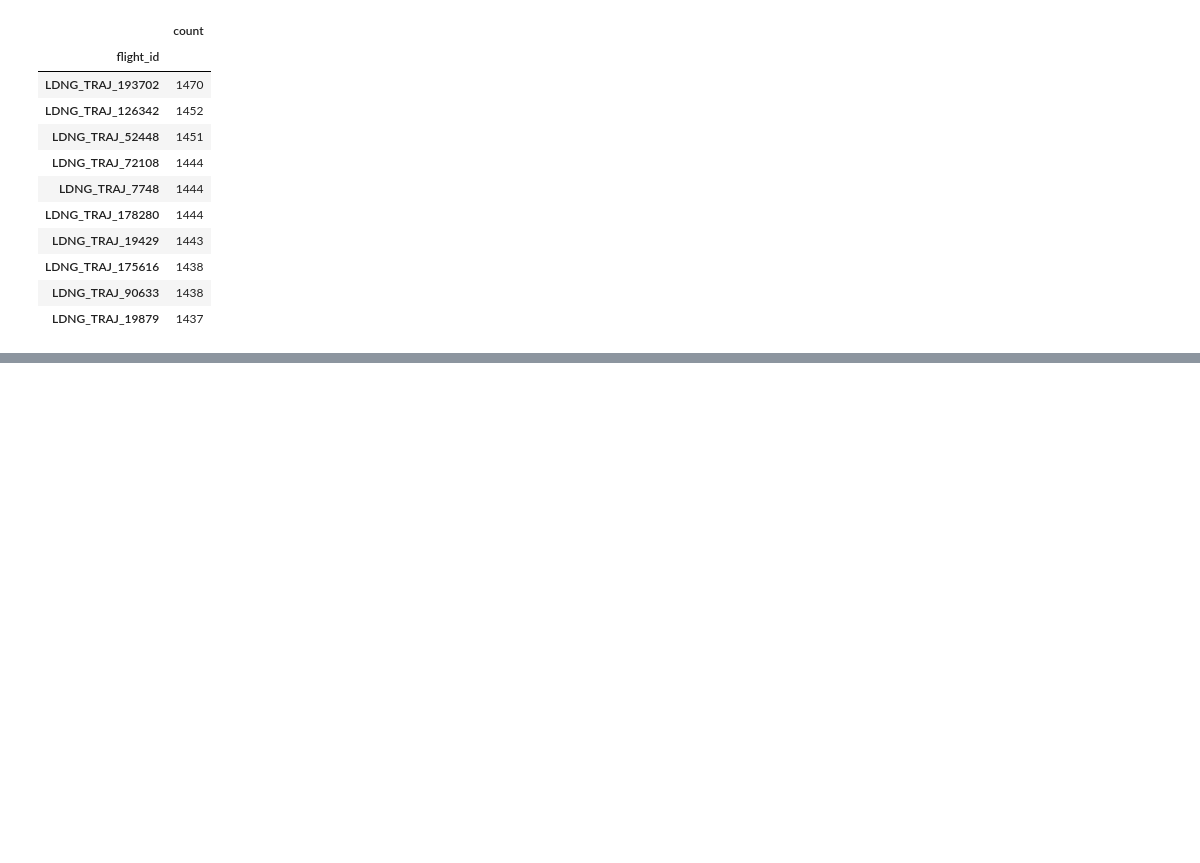
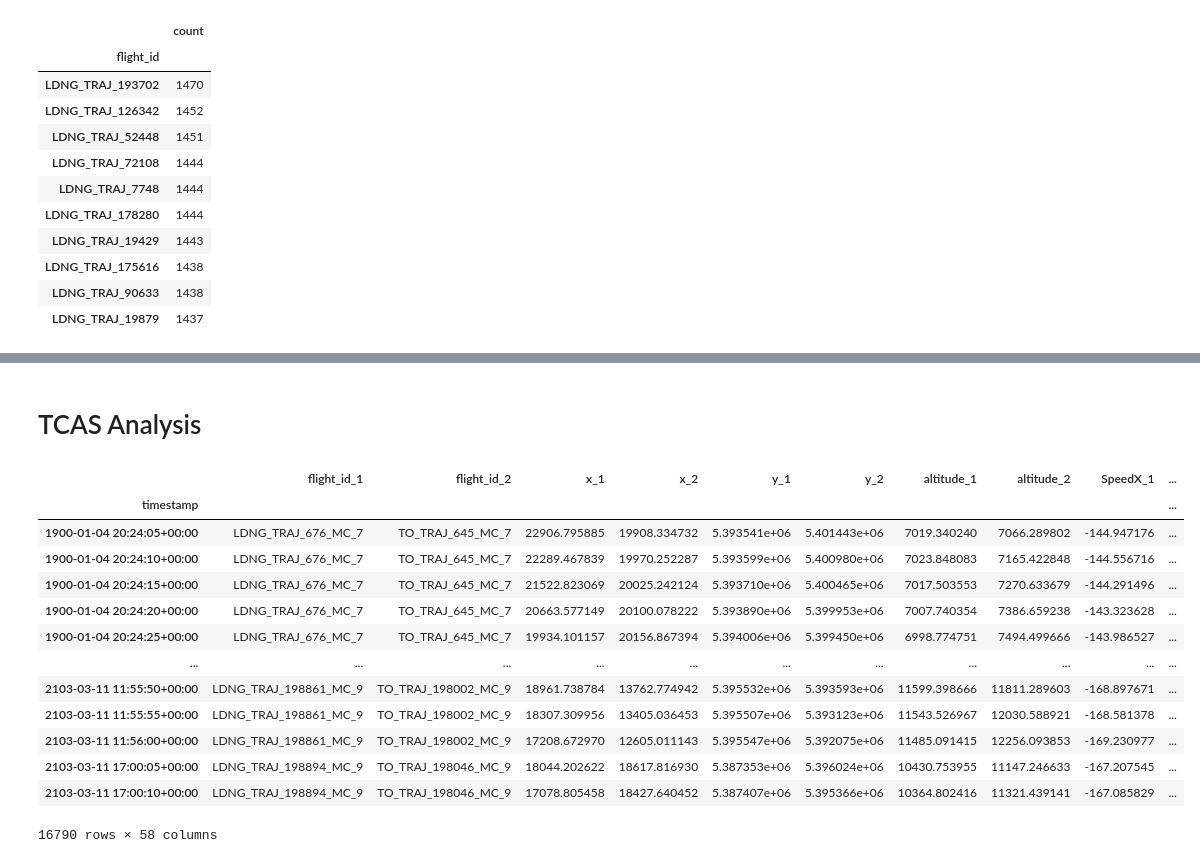
Before and after one commit to kruuZHAW/indep_procedures_generation, a Jupyter notebook: notebooks/analysis_los_flow_referential.ipynb, the cells around one changed output, grey strips where cells are left out. Cells and saved outputs as stored; diff of their text form; code cells hidden in the pictures; blank space fills up the shorter version.

```diff
--- a/notebooks/analysis_los_flow_referential.ipynb
+++ b/notebooks/analysis_los_flow_referential.ipynb
@@ -217,0 +320,23 @@ with 399996 identifiers
+# %% [markdown]
+# TCAS Analysis
+# %%
+import pandas
+
+tcas = pd.read_parquet("../los_generation/tcas_results.parquet")
+# %%
+tcas
+# %% [output]
+|  | flight_id_1 | flight_id_2 | x_1 | x_2 | y_1 | y_2 | altitude_1 | altitude_2 | SpeedX_1 | ... |
+| timestamp |  |  |  |  |  |  |  |  |  | ... |
+| 1900-01-04 20:24:05+00:00 | LDNG_TRAJ_676_MC_7 | TO_TRAJ_645_MC_7 | 22906.795885 | 19908.334732 | 5.393541e+06 | 5.401443e+06 | 7019.340240 | 7066.289802 | -144.947176 | ... |
+| 1900-01-04 20:24:10+00:00 | LDNG_TRAJ_676_MC_7 | TO_TRAJ_645_MC_7 | 22289.467839 | 19970.252287 | 5.393599e+06 | 5.400980e+06 | 7023.848083 | 7165.422848 | -144.556716 | ... |
+| 1900-01-04 20:24:15+00:00 | LDNG_TRAJ_676_MC_7 | TO_TRAJ_645_MC_7 | 21522.823069 | 20025.242124 | 5.393710e+06 | 5.400465e+06 | 7017.503553 | 7270.633679 | -144.291496 | ... |
+| 1900-01-04 20:24:20+00:00 | LDNG_TRAJ_676_MC_7 | TO_TRAJ_645_MC_7 | 20663.577149 | 20100.078222 | 5.393890e+06 | 5.399953e+06 | 7007.740354 | 7386.659238 | -143.323628 | ... |
+| 1900-01-04 20:24:25+00:00 | LDNG_TRAJ_676_MC_7 | TO_TRAJ_645_MC_7 | 19934.101157 | 20156.867394 | 5.394006e+06 | 5.399450e+06 | 6998.774751 | 7494.499666 | -143.986527 | ... |
+| ... | ... | ... | ... | ... | ... | ... | ... | ... | ... | ... |
+| 2103-03-11 11:55:50+00:00 | LDNG_TRAJ_198861_MC_9 | TO_TRAJ_198002_MC_9 | 18961.738784 | 13762.774942 | 5.395532e+06 | 5.393593e+06 | 11599.398666 | 11811.289603 | -168.897671 | ... |
+| 2103-03-11 11:55:55+00:00 | LDNG_TRAJ_198861_MC_9 | TO_TRAJ_198002_MC_9 | 18307.309956 | 13405.036453 | 5.395507e+06 | 5.393123e+06 | 11543.526967 | 12030.588921 | -168.581378 | ... |
+| 2103-03-11 11:56:00+00:00 | LDNG_TRAJ_198861_MC_9 | TO_TRAJ_198002_MC_9 | 17208.672970 | 12605.011143 | 5.395547e+06 | 5.392075e+06 | 11485.091415 | 12256.093853 | -169.230977 | ... |
+| 2103-03-11 17:00:05+00:00 | LDNG_TRAJ_198894_MC_9 | TO_TRAJ_198046_MC_9 | 18044.202622 | 18617.816930 | 5.387353e+06 | 5.396024e+06 | 10430.753955 | 11147.246633 | -167.207545 | ... |
+| 2103-03-11 17:00:10+00:00 | LDNG_TRAJ_198894_MC_9 | TO_TRAJ_198046_MC_9 | 17078.805458 | 18427.640452 | 5.387407e+06 | 5.395366e+06 | 10364.802416 | 11321.439141 | -167.085829 | ... |
+16790 rows × 58 columns
```
Also changed, not shown: parts of 25 cells of this notebook, 33 other files.
